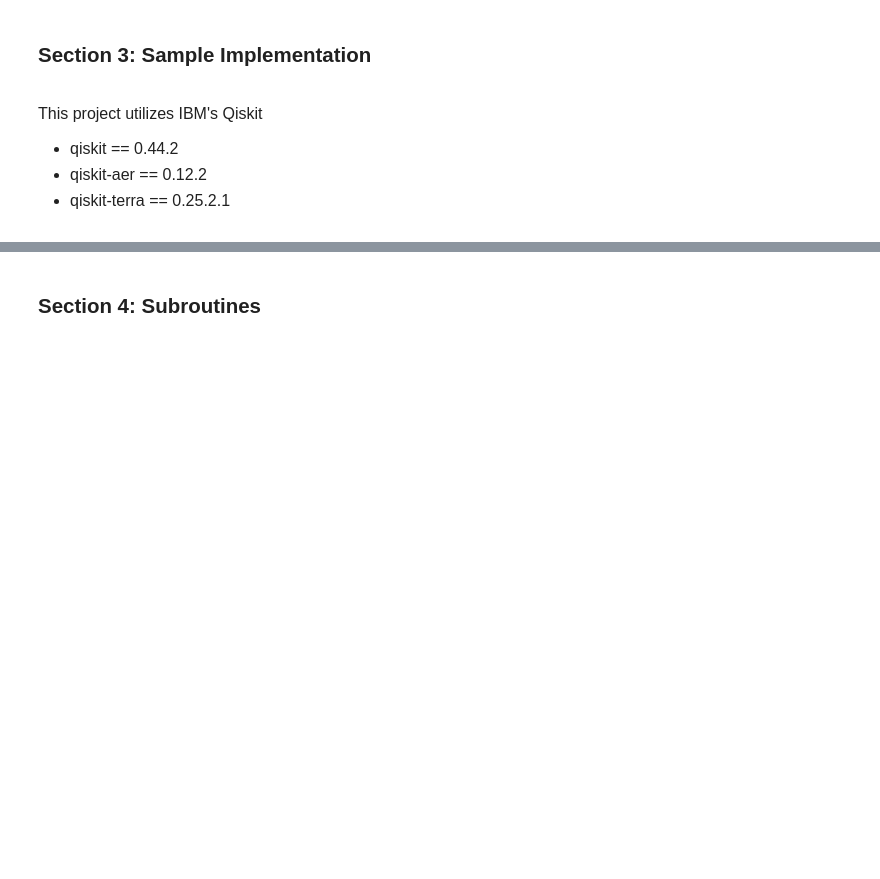
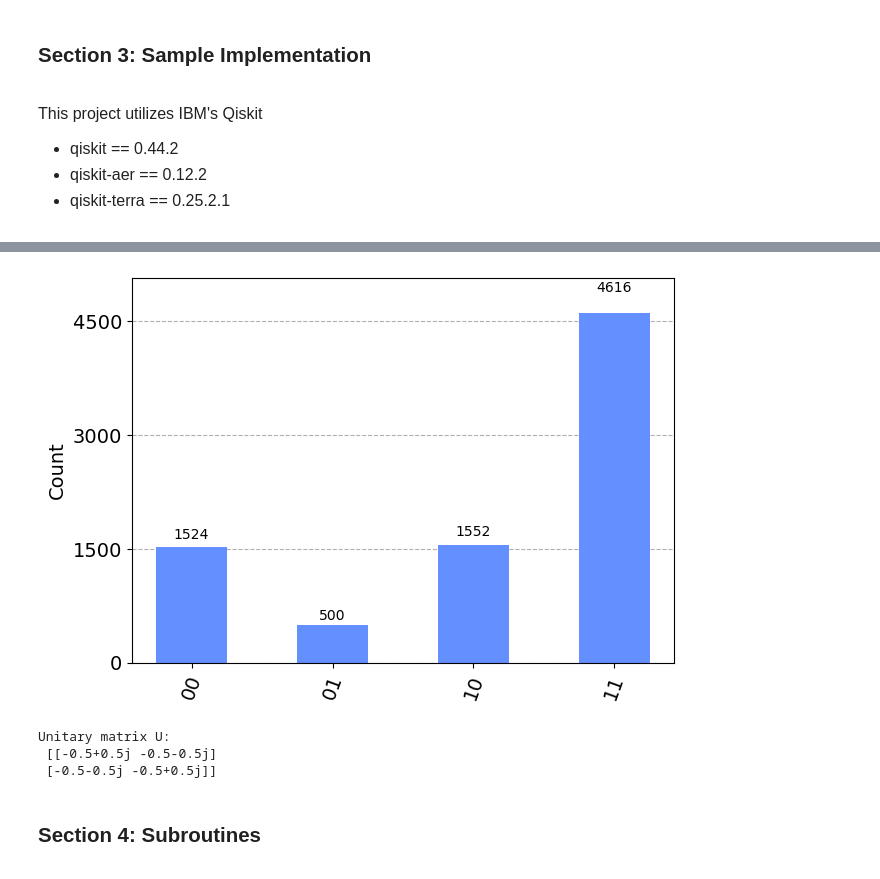
Before and after one commit to sonnyloweus/HHL-Quantum-Linear-Algebra, a Jupyter notebook: QuantumLinearAlgebra_HHL.ipynb, the cells around one changed output, grey strips where cells are left out. Saved outputs shown, nothing was run; the diff lists cells and outputs as text; code cells hidden in the pictures; blank space fills up the shorter version.

Commit message:
Working for 2x2 Hermitian

```diff
--- a/QuantumLinearAlgebra_HHL.ipynb
+++ b/QuantumLinearAlgebra_HHL.ipynb
@@ -285,3 +273,45 @@ QPE_3: ────────────────────────
+# %%
+job = execute(hhl, backend=backend_qasm, shots=2**13)
+counts = job.result().get_counts()
+plot_histogram(counts)
+# %% [output]
+[figure, added]
+# %%
+import numpy as np
+
+def generate_unitary_for_qpe(A, t):
+    """
+    Generate the unitary matrix U = exp(iAt) for QPE.
+
+    :param A: np.ndarray, Hermitian matrix A
+    :param t: float, scaling factor
+    :return: np.ndarray, unitary matrix U
+    """
+    # Check if A is Hermitian
+    if not np.allclose(A, A.conj().T):
+        raise ValueError("Matrix A must be Hermitian.")
+
+    # Eigen-decomposition of A
+    eigenvalues, eigenvectors = np.linalg.eigh(A)
+
+    # Compute e^(i * Lambda * t)
+    exp_diag = np.diag(np.exp(1j * eigenvalues * t))
+
+    # Compute U = V @ exp_diag @ V^dagger
+    U = eigenvectors @ exp_diag @ eigenvectors.conj().T
+
+    return U
+
+# Example usage:
+A = np.array([[3/4, 1/4],
+              [1/4, 3/4]], dtype=complex)
+t = np.pi
+U = generate_unitary_for_qpe(A, t)
+print("Unitary matrix U:\n", U)
+# %% [output]
+Unitary matrix U:
+ [[-0.5+0.5j -0.5-0.5j]
+ [-0.5-0.5j -0.5+0.5j]]
 # %% [markdown]
 <div style="font-family: 'Times New Roman'; font-size: 16px;">
 
```
Also changed, not shown: parts of 3 cells of this notebook.
